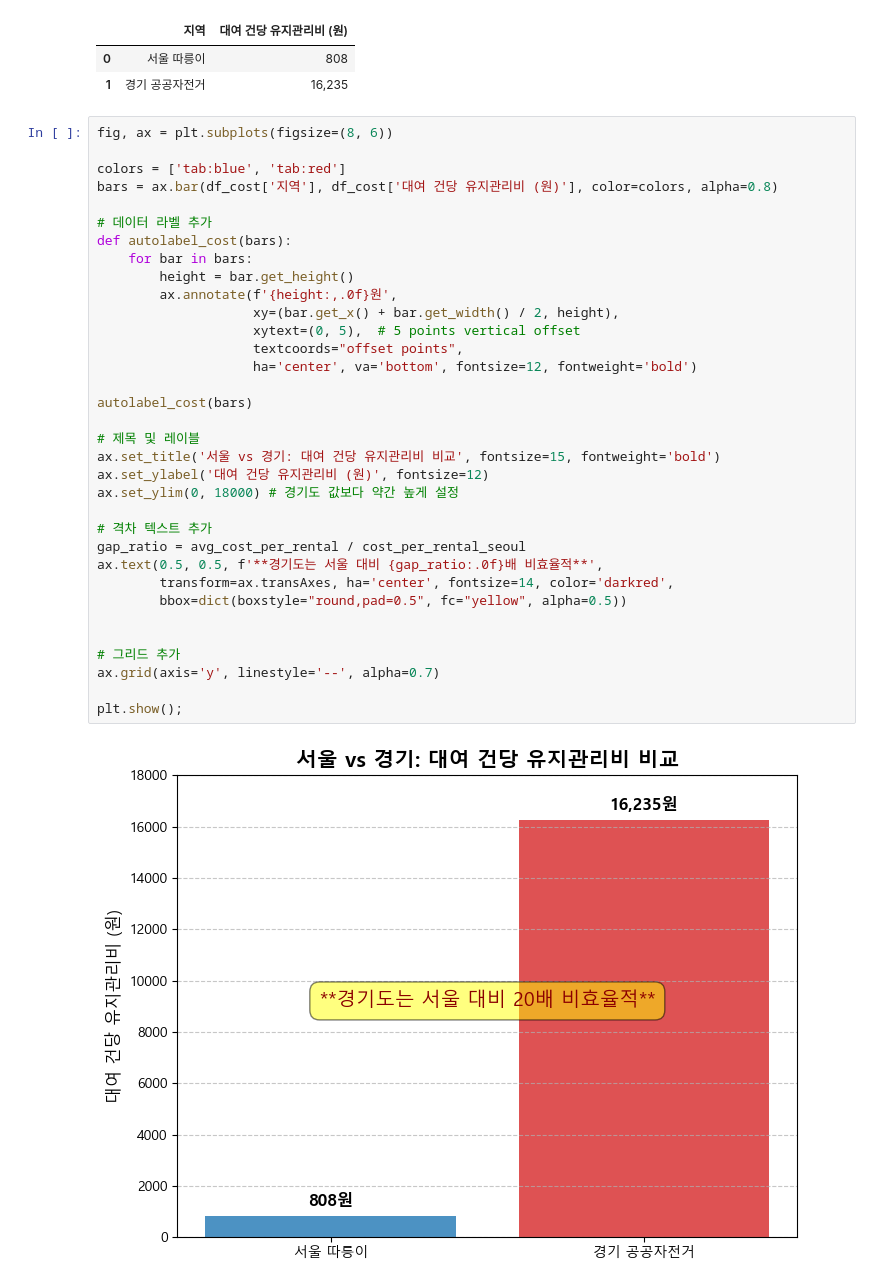
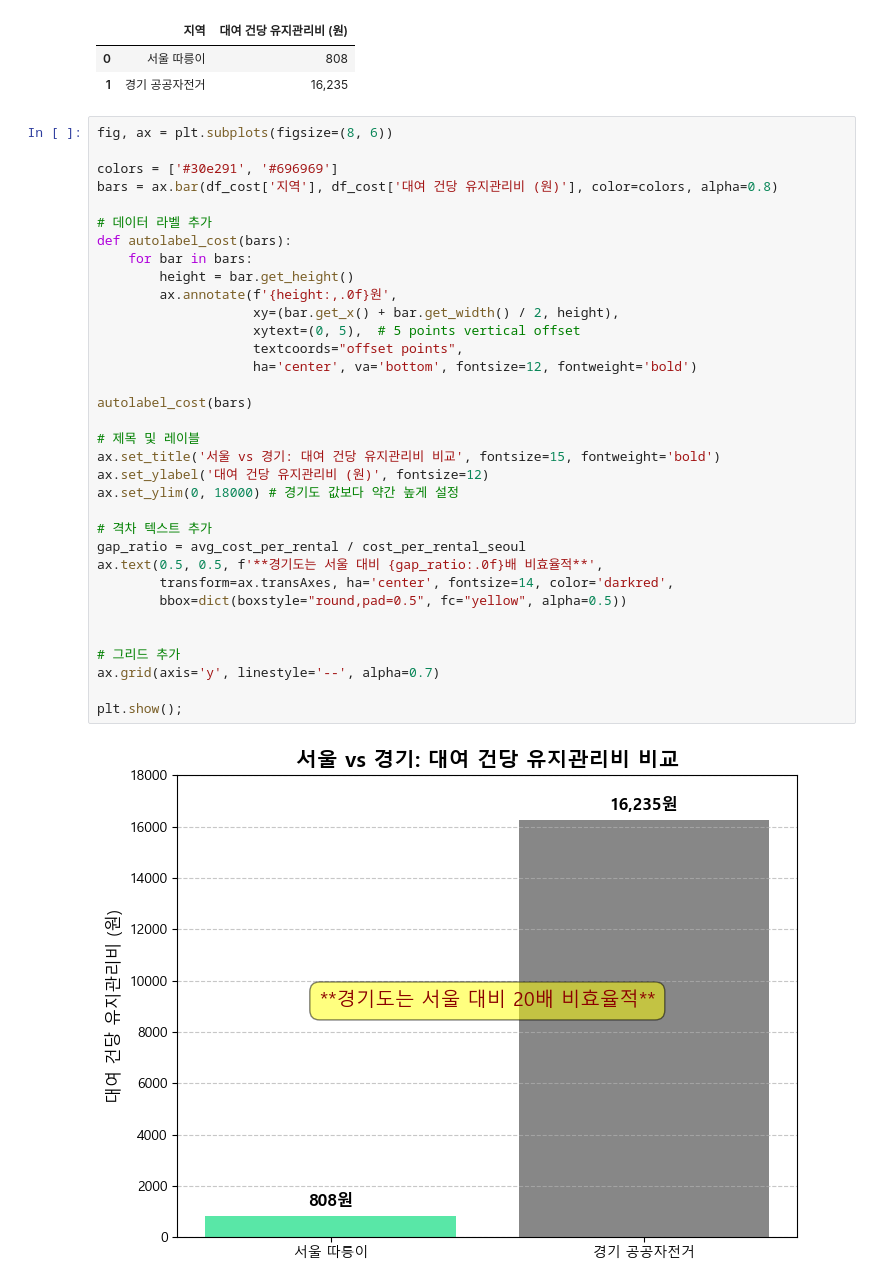
Before and after one commit to mj-camille-kim/Why-public-bicycles-failed, a Jupyter notebook: operate.ipynb, the cells around one changed output. Drawn from its saved outputs; the diff is of its cells as text.

```diff
--- a/operate.ipynb
+++ b/operate.ipynb
@@ -704,39 +704,39 @@ df_cost
 # %%
 fig, ax = plt.subplots(figsize=(8, 6))
 
-colors = ['tab:blue', 'tab:red']
+colors = ['#30e291', '#696969']
 bars = ax.bar(df_cost['지역'], df_cost['대여 건당 유지관리비 (원)'], color=colors, alpha=0.8)
 
 # 데이터 라벨 추가
 def autolabel_cost(bars):
     for bar in bars:
         height = bar.get_height()
         ax.annotate(f'{height:,.0f}원',
                     xy=(bar.get_x() + bar.get_width() / 2, height),
                     xytext=(0, 5),  # 5 points vertical offset
                     textcoords="offset points",
                     ha='center', va='bottom', fontsize=12, fontweight='bold')
 
 autolabel_cost(bars)
 
 # 제목 및 레이블
 ax.set_title('서울 vs 경기: 대여 건당 유지관리비 비교', fontsize=15, fontweight='bold')
 ax.set_ylabel('대여 건당 유지관리비 (원)', fontsize=12)
 ax.set_ylim(0, 18000) # 경기도 값보다 약간 높게 설정
 
 # 격차 텍스트 추가
 gap_ratio = avg_cost_per_rental / cost_per_rental_seoul
 ax.text(0.5, 0.5, f'**경기도는 서울 대비 {gap_ratio:.0f}배 비효율적**',
         transform=ax.transAxes, ha='center', fontsize=14, color='darkred',
         bbox=dict(boxstyle="round,pad=0.5", fc="yellow", alpha=0.5))
 
 
 # 그리드 추가
 ax.grid(axis='y', linestyle='--', alpha=0.7)
 
 plt.show();
 # %% [output]
-[figure, old version]
+[figure, new version]
 # %%
 # 누적 막대 그래프를 위한 데이터 변환
 df_plot = df_summary.T
```
Also changed, not shown: parts of 2 cells of this notebook.
